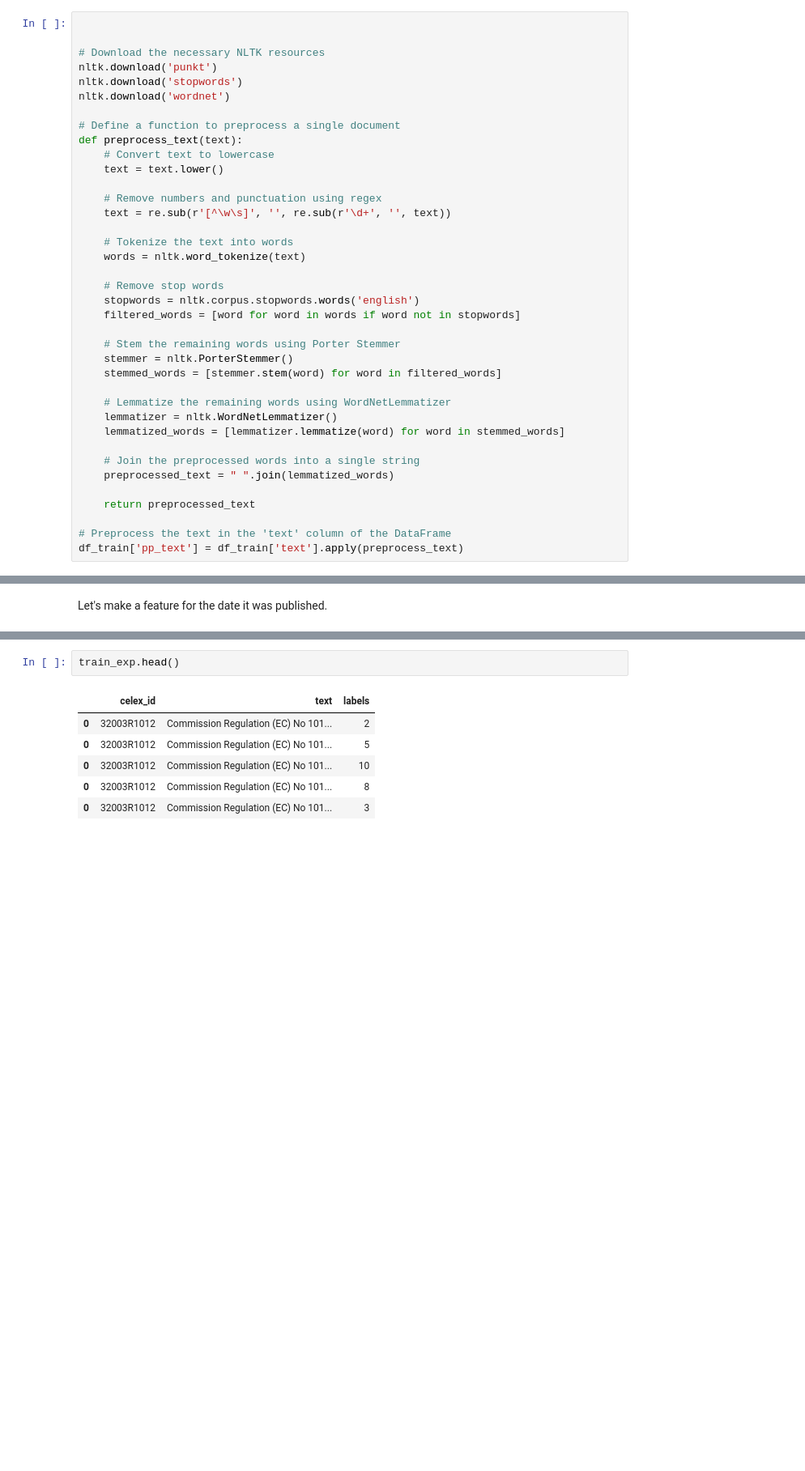
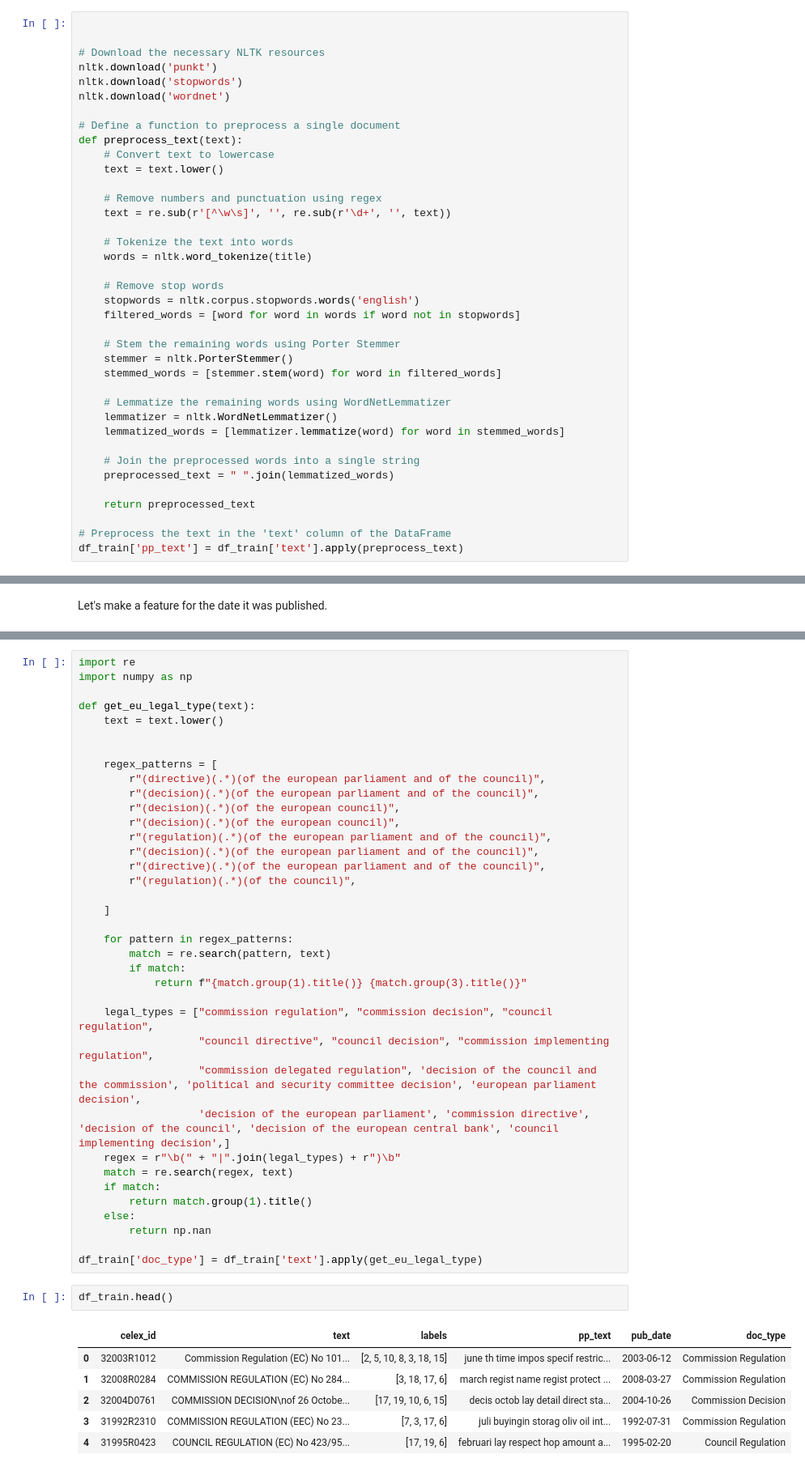
Before and after one commit to marcelo-ghia/NLP-MultiEUREX-multilabel-multiclass-classification, a Jupyter notebook: baseline.ipynb, the cells around one changed output, grey strips where cells are left out. Shown: that part at 81% size. Drawn from its saved outputs; the diff is of its cells as text; blank space fills up the shorter version.

```diff
--- a/baseline.ipynb
+++ b/baseline.ipynb
@@ -159,7 +159,7 @@ def preprocess_text(text):
     text = re.sub(r'[^\w\s]', '', re.sub(r'\d+', '', text))
 
     # Tokenize the text into words
-    words = nltk.word_tokenize(text)
+    words = nltk.word_tokenize(title)
 
     # Remove stop words
     stopwords = nltk.corpus.stopwords.words('english')
@@ -342,9 +329,46 @@ df_train['pub_date'] = df_train['text'].apply(extract_date)
+# %%
+import re
+import numpy as np
+
+def get_eu_legal_type(text):
+    text = text.lower()
+
+
+    regex_patterns = [
+        r"(directive)(.*)(of the european parliament and of the council)",
+        r"(decision)(.*)(of the european parliament and of the council)",
+        r"(decision)(.*)(of the european council)",
+        r"(decision)(.*)(of the european council)",
+        r"(regulation)(.*)(of the european parliament and of the council)",
+        r"(decision)(.*)(of the european parliament and of the council)",
+        r"(directive)(.*)(of the european parliament and of the council)",
+        r"(regulation)(.*)(of the council)",
+
+    ]
+
+    for pattern in regex_patterns:
+        match = re.search(pattern, text)
+        if match:
+            return f"{match.group(1).title()} {match.group(3).title()}"
+
+    legal_types = ["commission regulation", "commission decision", "council regulation",
+                   "council directive", "council decision", "commission implementing regulation",
+                   "commission delegated regulation", 'decision of the council and the commission', 'political and security committee decision', 'european parliament decision',
+                   'decision of the european parliament', 'commission directive', 'decision of the council', 'decision of the european central bank', 'council implementing decision',]
+    regex = r"\b(" + "|".join(legal_types) + r")\b"
+    match = re.search(regex, text)
+    if match:
+        return match.group(1).title()
+    else:
+        return np.nan
+
+df_train['doc_type'] = df_train['text'].apply(get_eu_legal_type)
 # %%
-train_exp.head()
+df_train.head()
 # %% [output]
-|  | celex_id | text | labels |
-| 0 | 32003R1012 | Commission Regulation (EC) No 101... | 2 |
-| 0 | 32003R1012 | Commission Regulation (EC) No 101... | 5 |
-| 0 | 32003R1012 | Commission Regulation (EC) No 101... | 10 |
-| 0 | 32003R1012 | Commission Regulation (EC) No 101... | 8 |
-| 0 | 32003R1012 | Commission Regulation (EC) No 101... | 3 |
+|  | celex_id | text | labels | pp_text | pub_date | doc_type |
+| 0 | 32003R1012 | Commission Regulation (EC) No 101... | [2, 5, 10, 8, 3, 18, 15] | june th time impos specif restric... | 2003-06-12 | Commission Regulation |
+| 1 | 32008R0284 | COMMISSION REGULATION (EC) No 284... | [3, 18, 17, 6] | march regist name regist protect ... | 2008-03-27 | Commission Regulation |
+| 2 | 32004D0761 | COMMISSION DECISION\nof 26 Octobe... | [17, 19, 10, 6, 15] | decis octob lay detail direct sta... | 2004-10-26 | Commission Decision |
+| 3 | 31992R2310 | COMMISSION REGULATION (EEC) No 23... | [7, 3, 17, 6] | juli buyingin storag oliv oil int... | 1992-07-31 | Commission Regulation |
+| 4 | 31995R0423 | COUNCIL REGULATION (EC) No 423/95... | [17, 19, 6] | februari lay respect hop amount a... | 1995-02-20 | Council Regulation |
```
Also changed, not shown: parts of 7 cells of this notebook, 1 other file.
